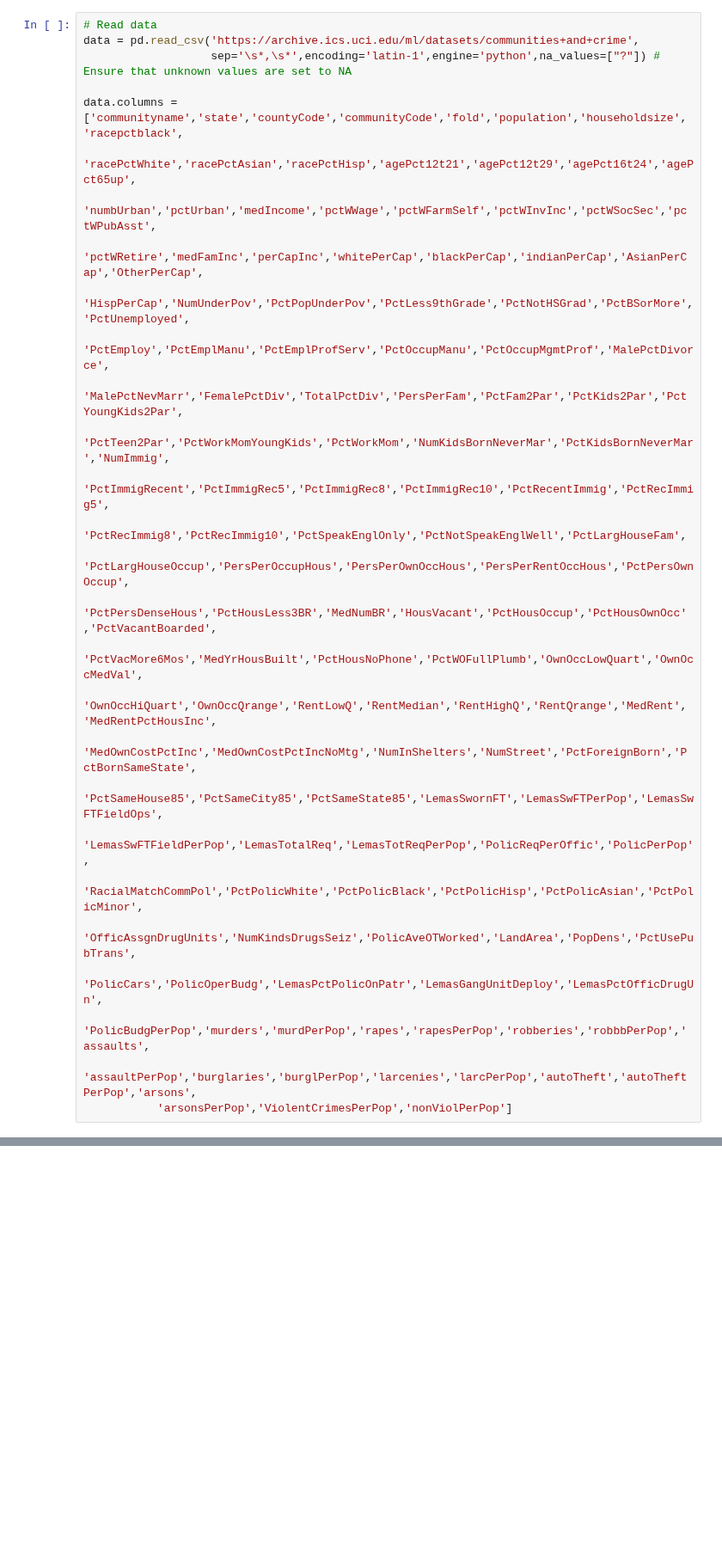
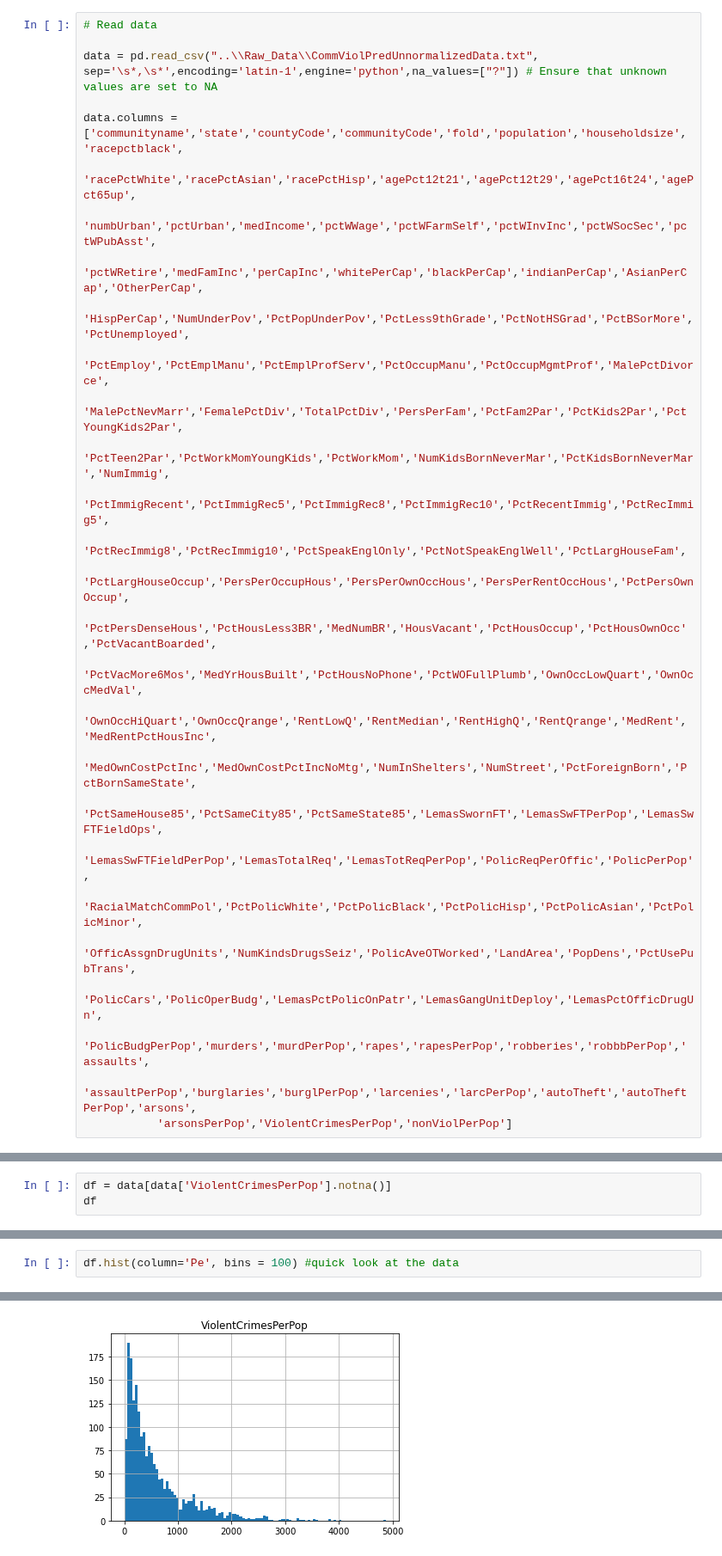
Before and after one commit to blueriver212/Crime_Prediction_ML, a Jupyter notebook: 1-DecisionTree/DT-Indy.ipynb, the cells around one changed output, grey strips where cells are left out. Shown at 86% size. Saved outputs shown, nothing was run; the diff lists cells and outputs as text; blank space fills up the shorter version.

Commit message:
Feature: Adding Data and Data Cleaning

```diff
--- a/1-DecisionTree/DT-Indy.ipynb
+++ b/1-DecisionTree/DT-Indy.ipynb
@@ -4,7 +6,7 @@ import os
 # %%
 # Read data
-data = pd.read_csv('https://archive.ics.uci.edu/ml/datasets/communities+and+crime',
-                   sep='\s*,\s*',encoding='latin-1',engine='python',na_values=["?"]) # Ensure that unknown values are set to NA
+
+data = pd.read_csv("..\\Raw_Data\\CommViolPredUnnormalizedData.txt", sep='\s*,\s*',encoding='latin-1',engine='python',na_values=["?"]) # Ensure that unknown values are set to NA
 
 data.columns = ['communityname','state','countyCode','communityCode','fold','population','householdsize','racepctblack',
            'racePctWhite','racePctAsian','racePctHisp','agePct12t21','agePct12t29','agePct16t24','agePct65up',
@@ -33,0 +34,3 @@ ParserError: Expected 1 fields in line 85, saw 2. Error could possibly be due to
+# %%
+df = data[data['ViolentCrimesPerPop'].notna()]
+df
@@ -33,0 +51,3 @@ ParserError: Expected 1 fields in line 85, saw 2. Error could possibly be due to
+# %%
+df.hist(column='Pe', bins = 100) #quick look at the data
+# %% [output]
@@ -33,0 +56 @@ ParserError: Expected 1 fields in line 85, saw 2. Error could possibly be due to
+[figure, added]
```
Also changed, not shown: parts of 9 cells of this notebook.
